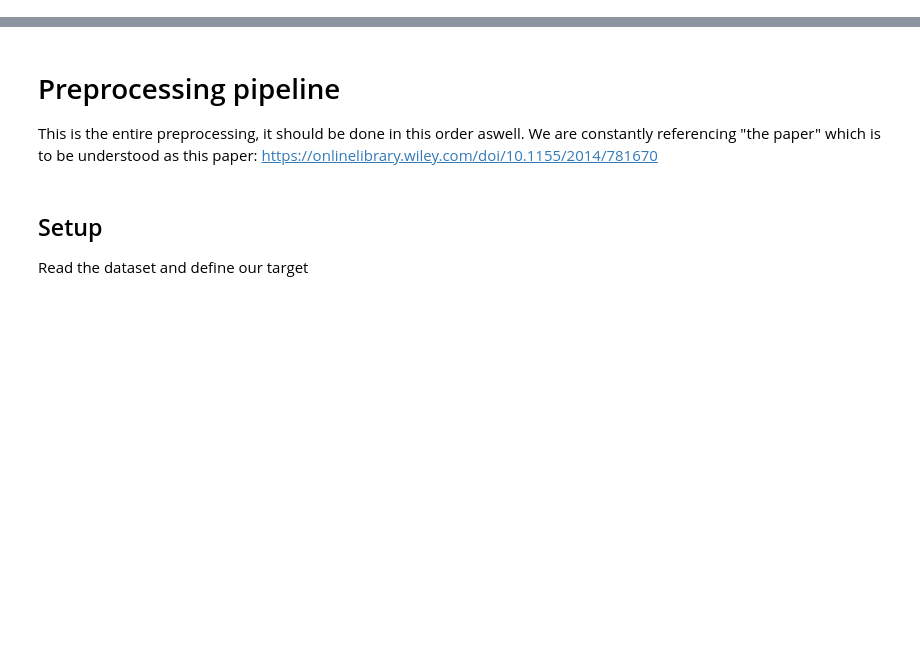
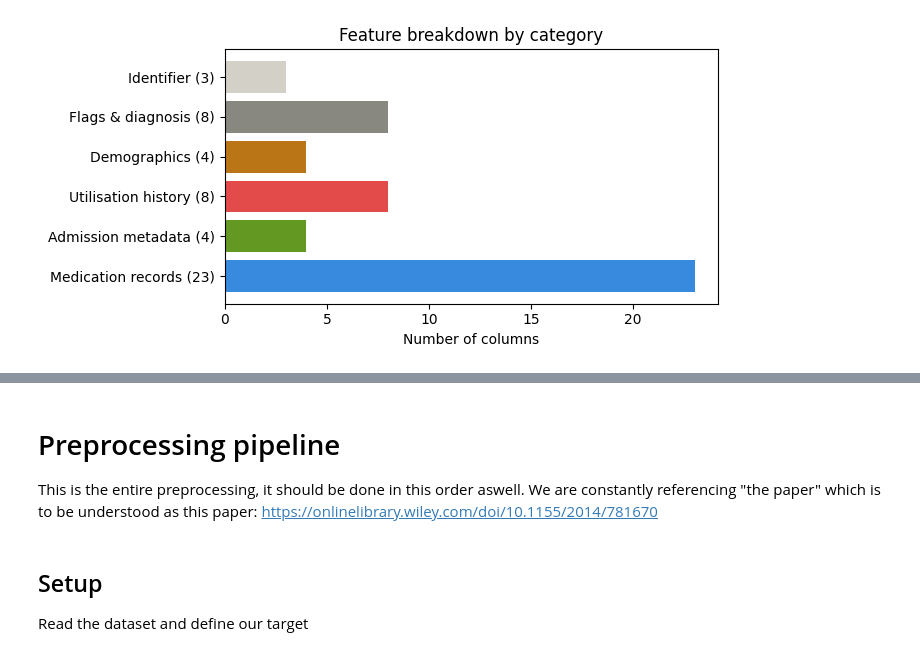
Before and after one commit to SebbeBlom/ml, a Jupyter notebook: src/main-models.ipynb, the cells around one changed output, grey strips where cells are left out. Saved outputs shown, nothing was run; the diff lists cells and outputs as text; code cells hidden in the pictures; blank space fills up the shorter version.

```diff
--- a/src/main-models.ipynb
+++ b/src/main-models.ipynb
@@ -0,0 +52,15 @@
+# %%
+import matplotlib.pyplot as plt
+categories = ['Medication records (23)', 'Admission metadata (4)',
+              'Utilisation history (8)', 'Demographics (4)',
+              'Flags & diagnosis (8)', 'Identifier (3)']
+counts = [23, 4, 8, 4, 8, 3]
+colors = ['#378ADD','#639922','#E24B4A','#BA7517','#888780','#D3D1C7']
+fig, ax = plt.subplots(figsize=(7, 3.5))
+ax.barh(categories, counts, color=colors)
+ax.set_xlabel('Number of columns')
+ax.set_title('Feature breakdown by category')
+plt.tight_layout()
+plt.savefig('feature_categories.png', dpi=150)
+# %% [output]
+[figure, added]
```
Also changed, not shown: parts of 15 cells of this notebook.
